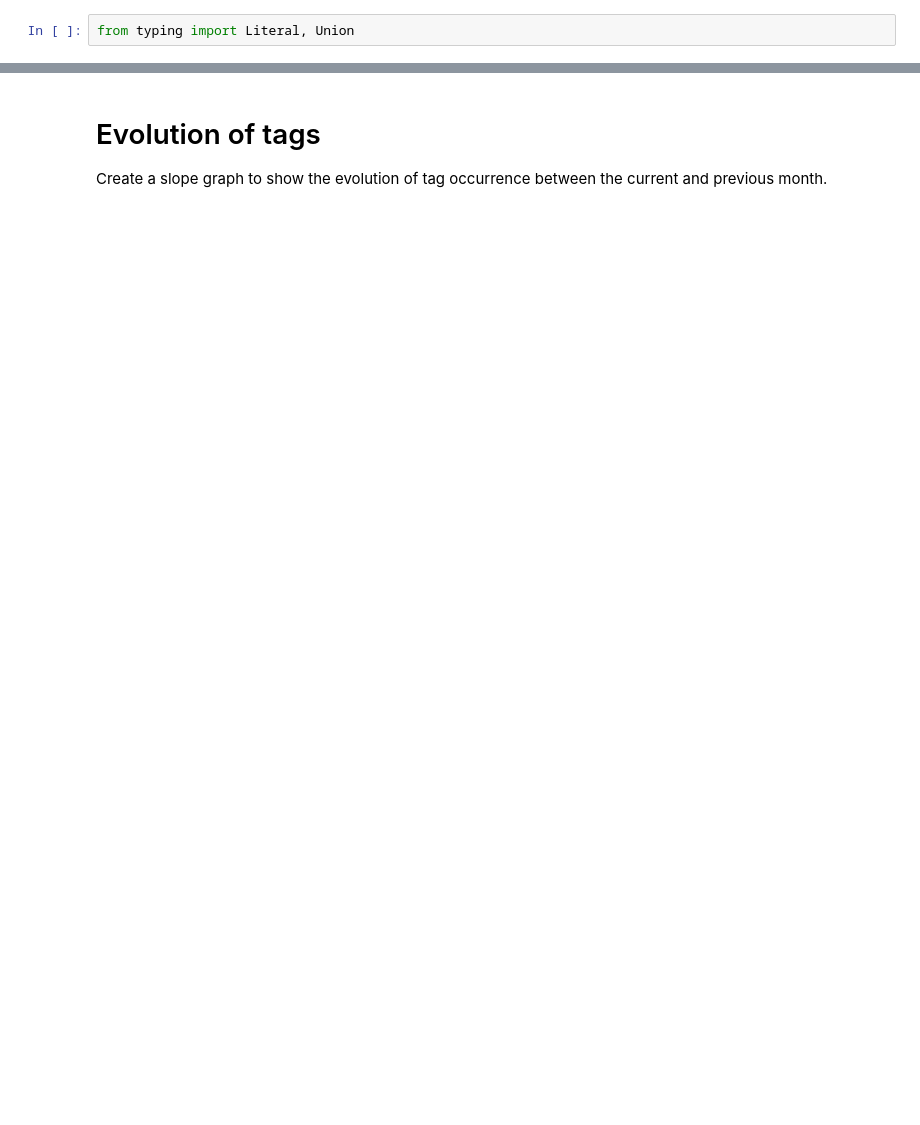
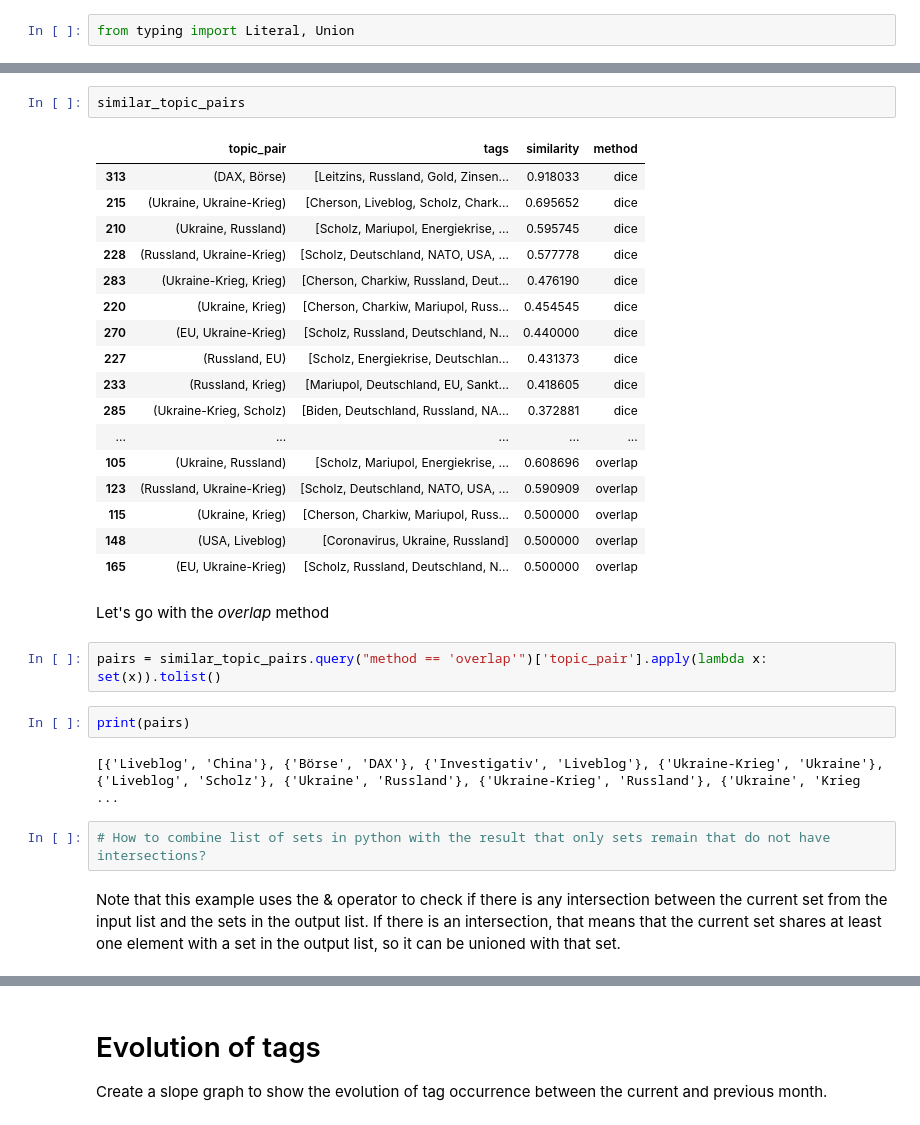
Before and after one commit to TheFerry10/financial-scraping, a Jupyter notebook: 02-news-tags-EDA-advanced.ipynb, the cells around one changed output, grey strips where cells are left out. Saved outputs shown, nothing was run; the diff lists cells and outputs as text; blank space fills up the shorter version.

```diff
--- a/02-news-tags-EDA-advanced.ipynb
+++ b/02-news-tags-EDA-advanced.ipynb
@@ -299,0 +343,32 @@ df_topics
+# %%
+similar_topic_pairs
+# %% [output]
+|  | topic_pair | tags | similarity | method |
+| 313 | (DAX, Börse) | [Leitzins, Russland, Gold, Zinsen... | 0.918033 | dice |
+| 215 | (Ukraine, Ukraine-Krieg) | [Cherson, Liveblog, Scholz, Chark... | 0.695652 | dice |
+| 210 | (Ukraine, Russland) | [Scholz, Mariupol, Energiekrise, ... | 0.595745 | dice |
+| 228 | (Russland, Ukraine-Krieg) | [Scholz, Deutschland, NATO, USA, ... | 0.577778 | dice |
+| 283 | (Ukraine-Krieg, Krieg) | [Cherson, Charkiw, Russland, Deut... | 0.476190 | dice |
+| 220 | (Ukraine, Krieg) | [Cherson, Charkiw, Mariupol, Russ... | 0.454545 | dice |
+| 270 | (EU, Ukraine-Krieg) | [Scholz, Russland, Deutschland, N... | 0.440000 | dice |
+| 227 | (Russland, EU) | [Scholz, Energiekrise, Deutschlan... | 0.431373 | dice |
+| 233 | (Russland, Krieg) | [Mariupol, Deutschland, EU, Sankt... | 0.418605 | dice |
+| 285 | (Ukraine-Krieg, Scholz) | [Biden, Deutschland, Russland, NA... | 0.372881 | dice |
+| ... | ... | ... | ... | ... |
+| 105 | (Ukraine, Russland) | [Scholz, Mariupol, Energiekrise, ... | 0.608696 | overlap |
+| 123 | (Russland, Ukraine-Krieg) | [Scholz, Deutschland, NATO, USA, ... | 0.590909 | overlap |
+| 115 | (Ukraine, Krieg) | [Cherson, Charkiw, Mariupol, Russ... | 0.500000 | overlap |
+| 148 | (USA, Liveblog) | [Coronavirus, Ukraine, Russland] | 0.500000 | overlap |
+| 165 | (EU, Ukraine-Krieg) | [Scholz, Russland, Deutschland, N... | 0.500000 | overlap |
+# %% [markdown]
+Let's go with the *overlap* method
+# %%
+pairs = similar_topic_pairs.query("method == 'overlap'")['topic_pair'].apply(lambda x: set(x)).tolist()
+# %%
+print(pairs)
+# %% [output]
+[{'Liveblog', 'China'}, {'Börse', 'DAX'}, {'Investigativ', 'Liveblog'}, {'Ukraine-Krieg', 'Ukraine'}, {'Liveblog', 'Scholz'}, {'Ukraine', 'Russland'}, {'Ukraine-Krieg', 'Russland'}, {'Ukraine', 'Krieg ...
+# %%
+# How to combine list of sets in python with the result that only sets remain that do not have intersections?
+# %% [markdown]
+Note that this example uses the & operator to check if there is any intersection between the current set from the input list and the sets in the output list. If there is an intersection, that means that the current set shares at least one element with a set in the output list, so it can be unioned with that set.
```
Also changed, not shown: parts of 36 cells of this notebook.
